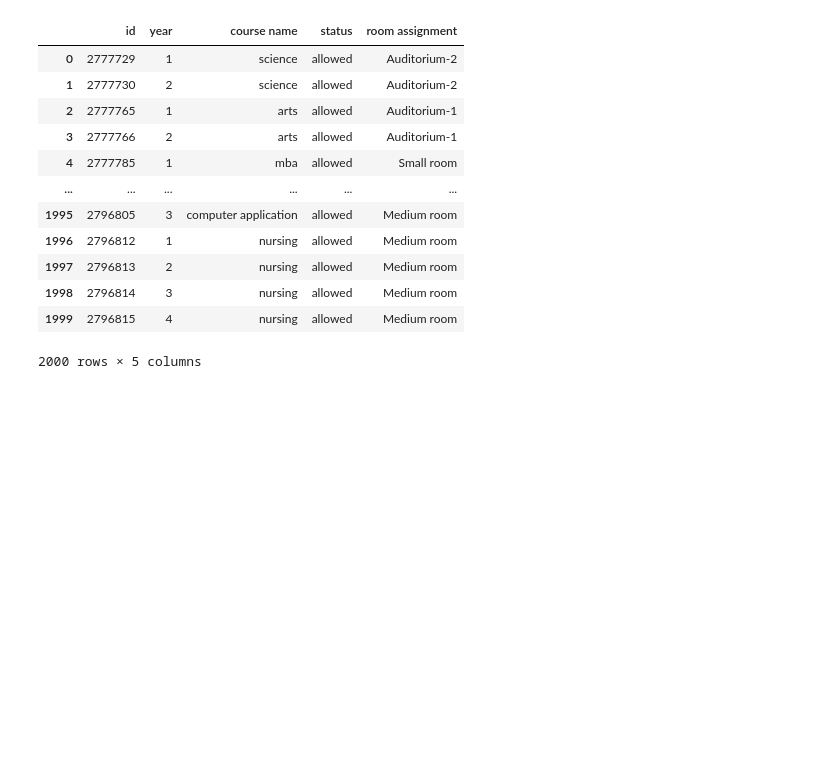
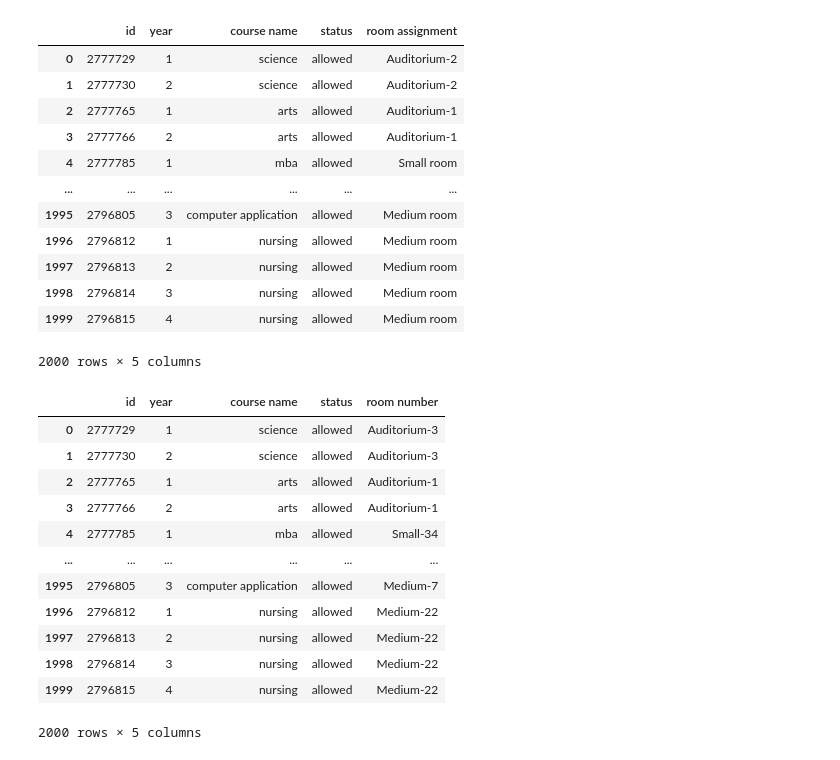
Before and after one commit to updaun/PythonBasic, a Jupyter notebook: codeit/data_science/data_science6.ipynb, the cells around one changed output. Cells and saved outputs as stored; diff of their text form; code cells hidden in the pictures; blank space fills up the shorter version.

Commit message:
data_science update

```diff
--- a/codeit/data_science/data_science6.ipynb
+++ b/codeit/data_science/data_science6.ipynb
@@ -460,3 +460,50 @@ df
 | 1998 | 2796814 | 3 | nursing | allowed | Medium room |
 | 1999 | 2796815 | 4 | nursing | allowed | Medium room |
 2000 rows × 5 columns
+# %%
+import pandas as pd
+
+df = pd.read_csv('data/enrolment_3.csv')
+
+# 과목별 인원 가져오기
+allowed = df["status"] == "allowed"
+course_counts = df.loc[allowed, "course name"].value_counts()
+
+# 각 강의실 규모에 해당되는 과목 리스트 만들기
+auditorium_list = list(course_counts[course_counts >= 80].index)
+large_room_list = list(course_counts[(80 > course_counts) & (course_counts >= 40)].index)
+medium_room_list = list(course_counts[(40 > course_counts) & (course_counts >= 15)].index)
+small_room_list = list(course_counts[(15 > course_counts) & (course_counts > 4)].index)
+
+# 강의실 이름 붙이기
+for i in range(len(auditorium_list)):
+    df.loc[(df["course name"] == sorted(auditorium_list)[i]) & allowed, "room assignment"] = "Auditorium-" + str(i + 1)
+
+for i in range(len(large_room_list)):
+    df.loc[(df["course name"] == sorted(large_room_list)[i]) & allowed, "room assignment"] = "Large-" + str(i + 1)
+
+for i in range(len(medium_room_list)):
+    df.loc[(df["course name"] == sorted(medium_room_list)[i]) & allowed, "room assignment"] = "Medium-" + str(i + 1)
+
+for i in range(len(small_room_list)):
+    df.loc[(df["course name"] == sorted(small_room_list)[i]) & allowed, "room assignment"] = "Small-" + str(i + 1)
+
+# column 이름 바꾸기
+df.rename(columns={"room assignment": "room number"}, inplace = True)
+
+# 정답 출력
+df
+# %% [output]
+|  | id | year | course name | status | room number |
+| 0 | 2777729 | 1 | science | allowed | Auditorium-3 |
+| 1 | 2777730 | 2 | science | allowed | Auditorium-3 |
+| 2 | 2777765 | 1 | arts | allowed | Auditorium-1 |
+| 3 | 2777766 | 2 | arts | allowed | Auditorium-1 |
+| 4 | 2777785 | 1 | mba | allowed | Small-34 |
+| ... | ... | ... | ... | ... | ... |
+| 1995 | 2796805 | 3 | computer application | allowed | Medium-7 |
+| 1996 | 2796812 | 1 | nursing | allowed | Medium-22 |
+| 1997 | 2796813 | 2 | nursing | allowed | Medium-22 |
+| 1998 | 2796814 | 3 | nursing | allowed | Medium-22 |
+| 1999 | 2796815 | 4 | nursing | allowed | Medium-22 |
+2000 rows × 5 columns
```
Also changed, not shown: parts of 3 cells of this notebook, 10 other files.
